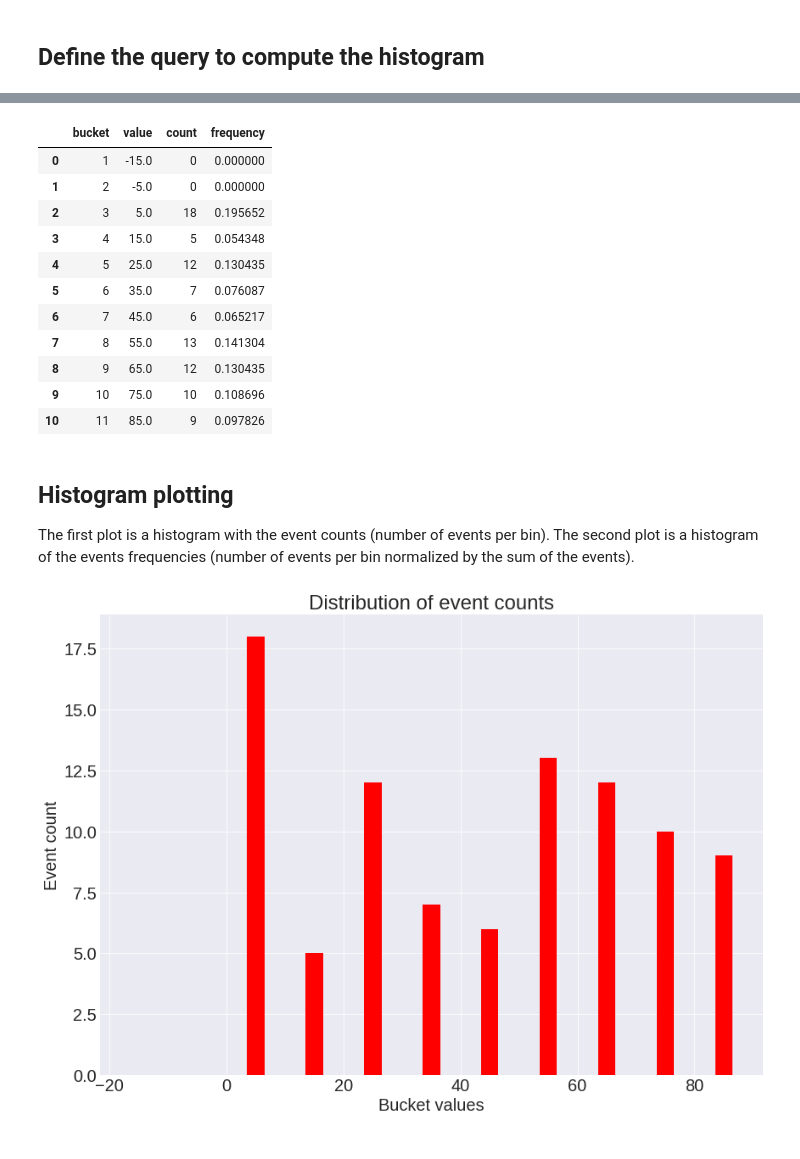
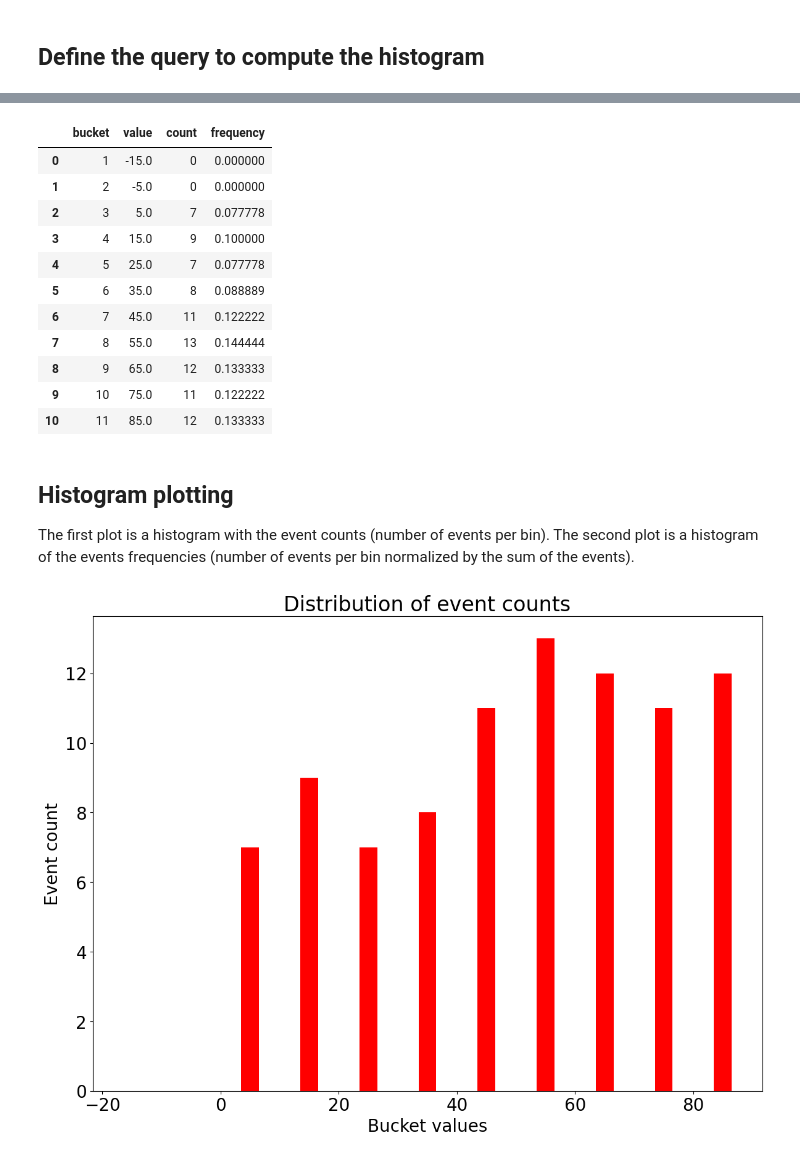
Before and after one commit to LucaCanali/Miscellaneous, a Jupyter notebook: PostgreSQL_YugabyteDB_Jupyter/YugabyteDB_histograms.ipynb, the cells around one changed output, grey strips where cells are left out. Saved outputs shown, nothing was run; the diff lists cells and outputs as text; code cells hidden in the pictures.

Commit message:
Minor refactoring of the PostgreSQL and YugabyteDB notebooks

```diff
--- a/PostgreSQL_YugabyteDB_Jupyter/YugabyteDB_histograms.ipynb
+++ b/PostgreSQL_YugabyteDB_Jupyter/YugabyteDB_histograms.ipynb
@@ -88,11 +88,13 @@ order by bucket
+# %%
+import pandas as pd
+from sqlalchemy import create_engine
+
+# create SQLAlchemy engine
+engine = create_engine("postgresql+psycopg2://yugabyte@localhost:5433/yugabyte")
+
+hist_pandasDF = pd.read_sql(query, engine)
 # %%
-import pandas as pd
-
-# query Oracle using ora_conn and put the result into a pandas Dataframe
-with psycopg2.connect("dbname=yugabyte user=yugabyte host=localhost port=5433") as yb_conn:
-    hist_pandasDF = pd.read_sql(query, con=yb_conn)
-
-# Decription
+# Schema description
 #
 # bucket: the bucket number, range from 1 to bins (included)
 # value: midpoint value of the given bucket
@@ -123,15 +125,15 @@ hist_pandasDF
 |  | bucket | value | count | frequency |
 | 0 | 1 | -15.0 | 0 | 0.000000 |
 | 1 | 2 | -5.0 | 0 | 0.000000 |
-| 2 | 3 | 5.0 | 18 | 0.195652 |
-| 3 | 4 | 15.0 | 5 | 0.054348 |
-| 4 | 5 | 25.0 | 12 | 0.130435 |
-| 5 | 6 | 35.0 | 7 | 0.076087 |
-| 6 | 7 | 45.0 | 6 | 0.065217 |
-| 7 | 8 | 55.0 | 13 | 0.141304 |
-| 8 | 9 | 65.0 | 12 | 0.130435 |
-| 9 | 10 | 75.0 | 10 | 0.108696 |
-| 10 | 11 | 85.0 | 9 | 0.097826 |
+| 2 | 3 | 5.0 | 7 | 0.077778 |
+| 3 | 4 | 15.0 | 9 | 0.100000 |
+| 4 | 5 | 25.0 | 7 | 0.077778 |
+| 5 | 6 | 35.0 | 8 | 0.088889 |
+| 6 | 7 | 45.0 | 11 | 0.122222 |
+| 7 | 8 | 55.0 | 13 | 0.144444 |
+| 8 | 9 | 65.0 | 12 | 0.133333 |
+| 9 | 10 | 75.0 | 11 | 0.122222 |
+| 10 | 11 | 85.0 | 12 | 0.133333 |
 # %% [markdown]
 ## Histogram plotting
 
@@ -139,29 +141,29 @@ The first plot is a histogram with the event counts (number of events per bin).
 The second plot is a histogram of the events frequencies (number of events per bin normalized by the sum of the events).
 # %%
 import matplotlib.pyplot as plt
-plt.style.use('seaborn-darkgrid')
+
 plt.rcParams.update({'font.size': 20, 'figure.figsize': [14,10]})
 
 f, ax = plt.subplots()
 
 # histogram data
 x = hist_pandasDF["value"]
 y = hist_pandasDF["count"]
 
 # bar plot
 ax.bar(x, y, width = 3.0, color='red')
 
 ax.set_xlabel("Bucket values")
 ax.set_ylabel("Event count")
 ax.set_title("Distribution of event counts")
 
 # Label for the resonances spectrum peaks
 txt_opts = {'horizontalalignment': 'center',
             'verticalalignment': 'center',
             'transform': ax.transAxes}
 
 plt.show()
 # %% [output]
-[figure, old version]
+[figure, new version]
 # %%
 import matplotlib.pyplot as plt
```
Also changed, not shown: parts of 4 cells of this notebook, 1 other file.
